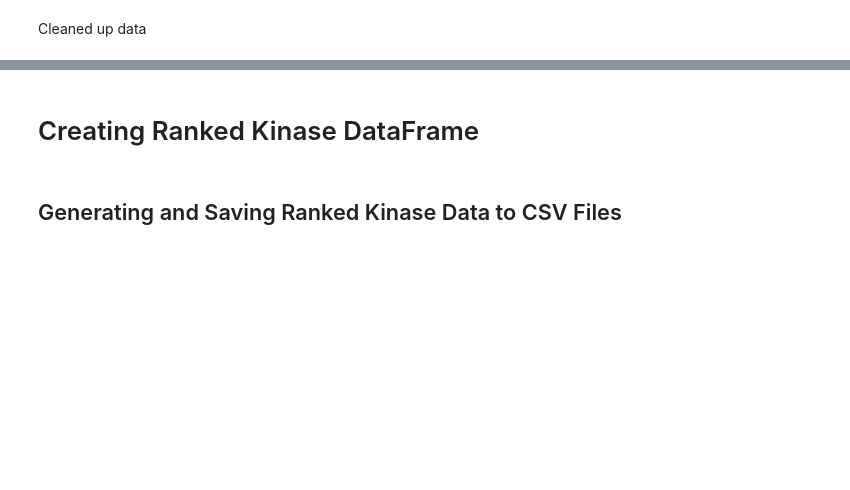
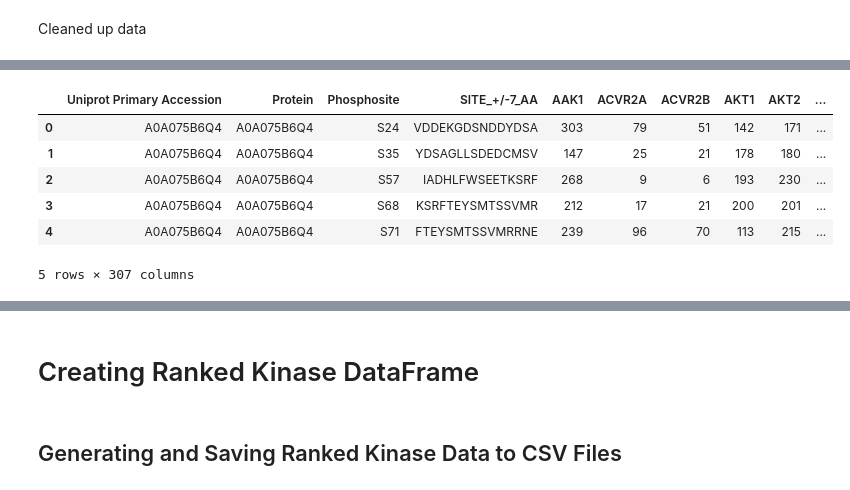
Before and after one commit to sadiatulmarzan/kinases_phosposite, a Jupyter notebook: python code/jonson_data.ipynb, the cells around one changed output, grey strips where cells are left out. Saved outputs shown, nothing was run; the diff lists cells and outputs as text; code cells hidden in the pictures; blank space fills up the shorter version.

```diff
--- a/python code/jonson_data.ipynb
+++ b/python code/jonson_data.ipynb
@@ -23,0 +103,4 @@ rank_columns
+# %%
+# new column name with out _rank
+new_randk_columns_name = [x.split('_')[0] for x in rank_columns]
+new_randk_columns_name
@@ -29,2 +138,14 @@ data.head()
+# %%
+# change all rank column name with new_randk_columns_name
+data.columns = columns_needed + new_randk_columns_name
+data.head()
+# %% [output]
+|  | Uniprot Primary Accession | Protein | Phosphosite | SITE_+/-7_AA | AAK1 | ACVR2A | ACVR2B | AKT1 | AKT2 | ... |
+| 0 | A0A075B6Q4 | A0A075B6Q4 | S24 | VDDEKGDSNDDYDSA | 303 | 79 | 51 | 142 | 171 | ... |
+| 1 | A0A075B6Q4 | A0A075B6Q4 | S35 | YDSAGLLSDEDCMSV | 147 | 25 | 21 | 178 | 180 | ... |
+| 2 | A0A075B6Q4 | A0A075B6Q4 | S57 | IADHLFWSEETKSRF | 268 | 9 | 6 | 193 | 230 | ... |
+| 3 | A0A075B6Q4 | A0A075B6Q4 | S68 | KSRFTEYSMTSSVMR | 212 | 17 | 21 | 200 | 201 | ... |
+| 4 | A0A075B6Q4 | A0A075B6Q4 | S71 | FTEYSMTSSVMRRNE | 239 | 96 | 70 | 113 | 215 | ... |
+5 rows × 307 columns
 # %%
 data
```
Also changed, not shown: parts of 13 cells of this notebook, 7 other files.
